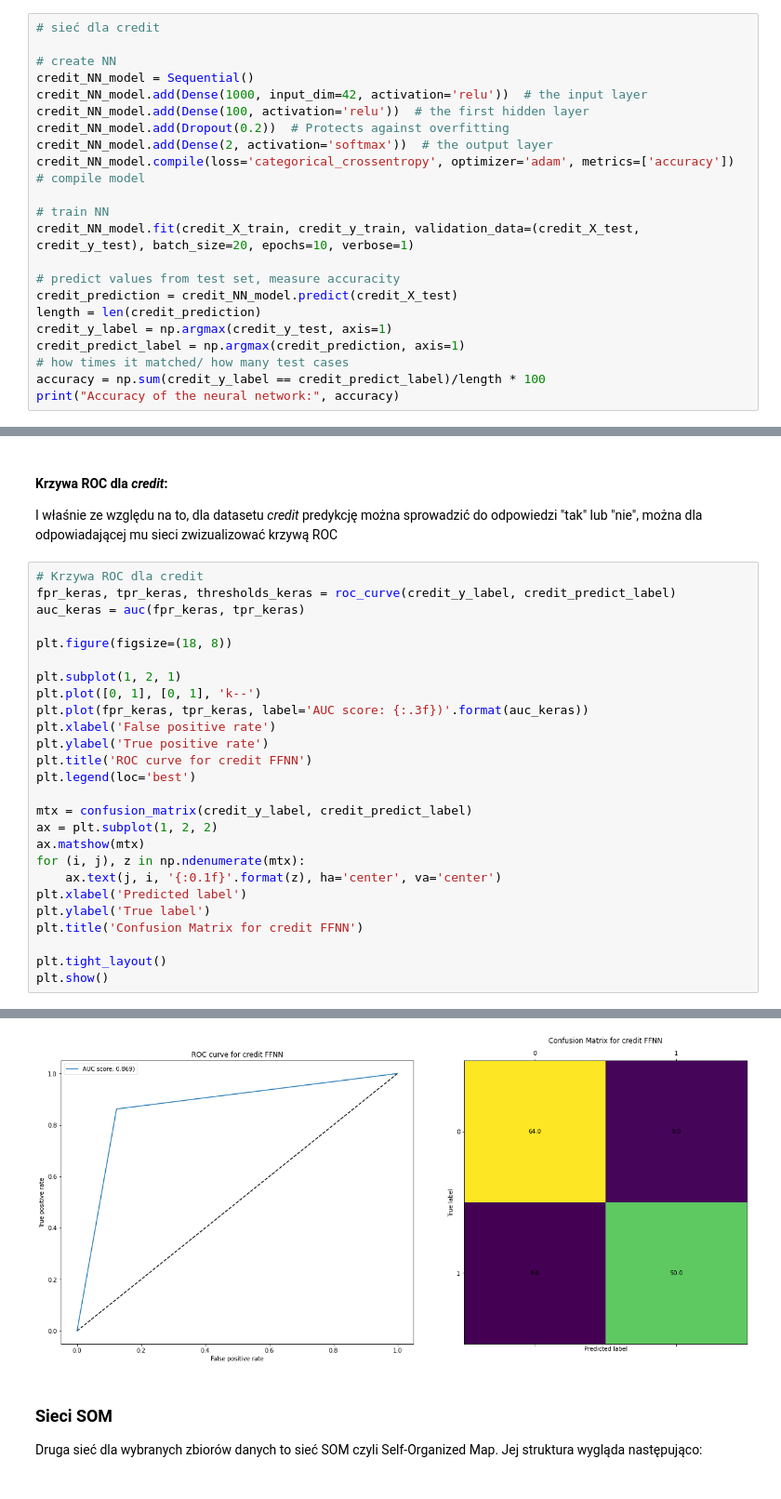
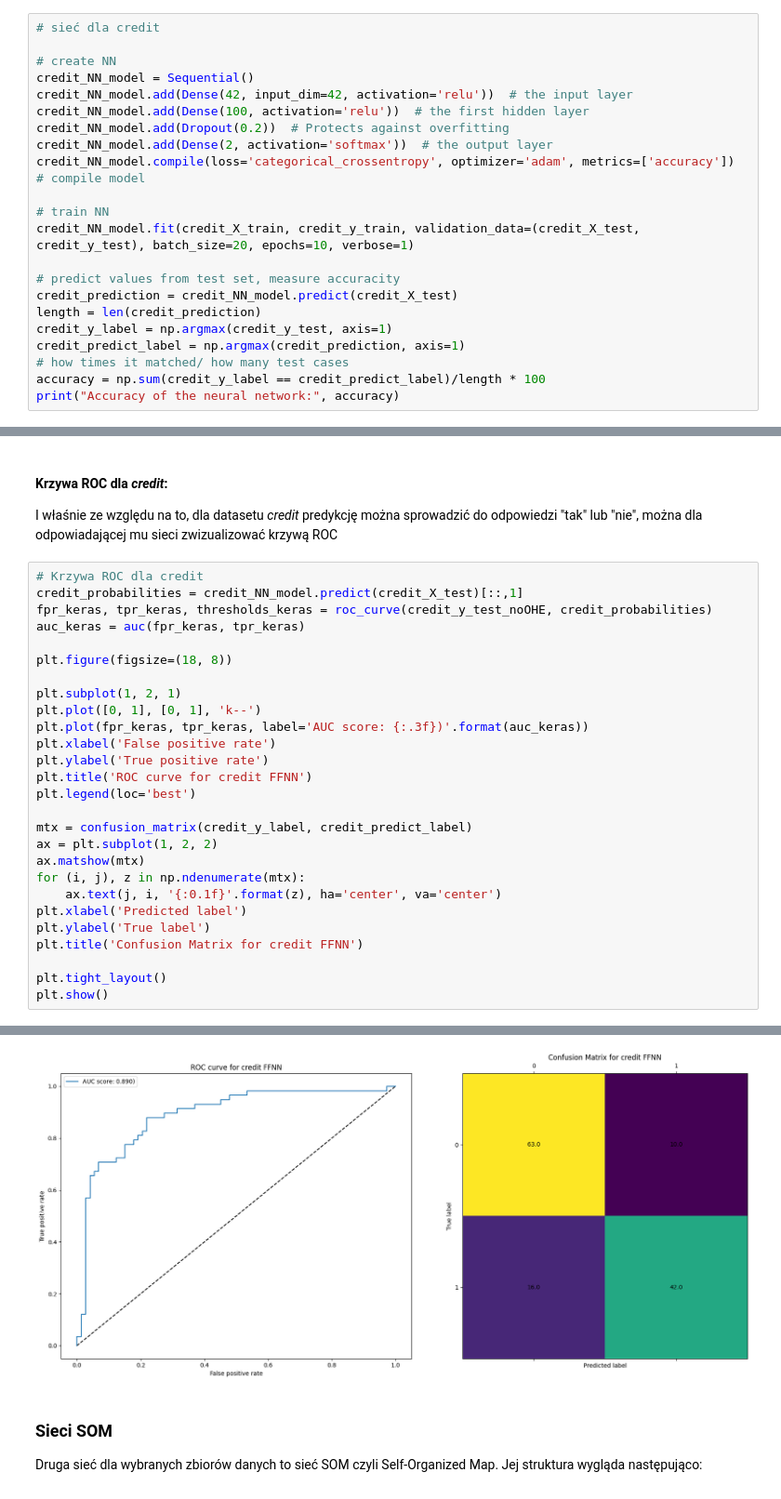
Before and after one commit to ignis05/uj-ci, a Jupyter notebook: Project1.ipynb, the cells around one changed output, grey strips where cells are left out. Shown at 93% size. Cells and saved outputs as stored; diff of their text form.

```diff
--- a/Project1.ipynb
+++ b/Project1.ipynb
@@ -358,7 +356,7 @@ Dla drugiego zbioru danych użyliśmy tej samej sieci, jednak w tym wypadku zast
 
 # create NN
 credit_NN_model = Sequential()
-credit_NN_model.add(Dense(1000, input_dim=42, activation='relu'))  # the input layer
+credit_NN_model.add(Dense(42, input_dim=42, activation='relu'))  # the input layer
 credit_NN_model.add(Dense(100, activation='relu'))  # the first hidden layer
 credit_NN_model.add(Dropout(0.2))  # Protects against overfitting
 credit_NN_model.add(Dense(2, activation='softmax'))  # the output layer
@@ -403,7 +401,8 @@ W tym wypadku, udało się uzyskać precyzję w okolicy 87%, co jest dobrym wyni
 I właśnie ze względu na to, dla datasetu *credit* predykcję można sprowadzić do odpowiedzi "tak" lub "nie", można dla odpowiadającej mu sieci zwizualizować krzywą ROC
 # %%
 # Krzywa ROC dla credit
-fpr_keras, tpr_keras, thresholds_keras = roc_curve(credit_y_label, credit_predict_label)
+credit_probabilities = credit_NN_model.predict(credit_X_test)[::,1]
+fpr_keras, tpr_keras, thresholds_keras = roc_curve(credit_y_test_noOHE, credit_probabilities)
 auc_keras = auc(fpr_keras, tpr_keras)
 
 plt.figure(figsize=(18, 8))
@@ -431,4 +431,4 @@ plt.show()
-[figure, old version]
+[figure, new version]
 # %% [markdown]
 ### Sieci SOM
 
```
Also changed, not shown: parts of 4 cells of this notebook.
